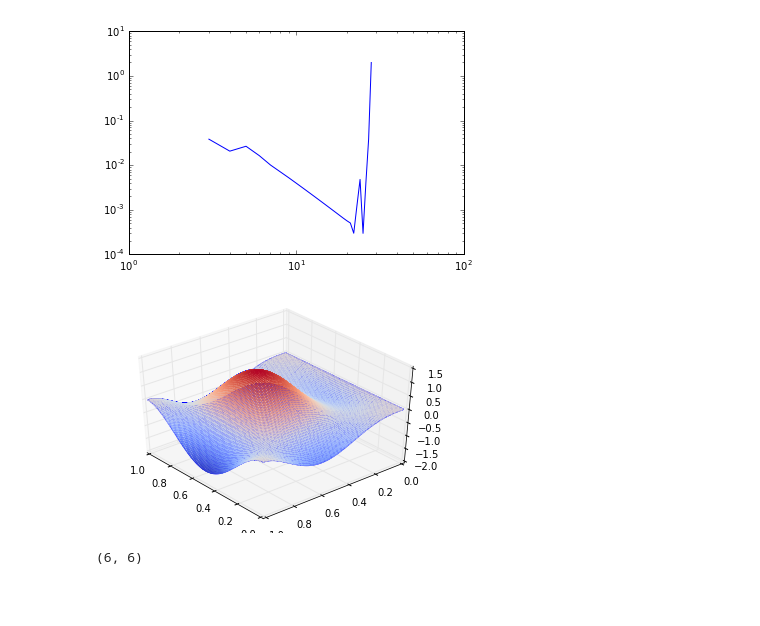
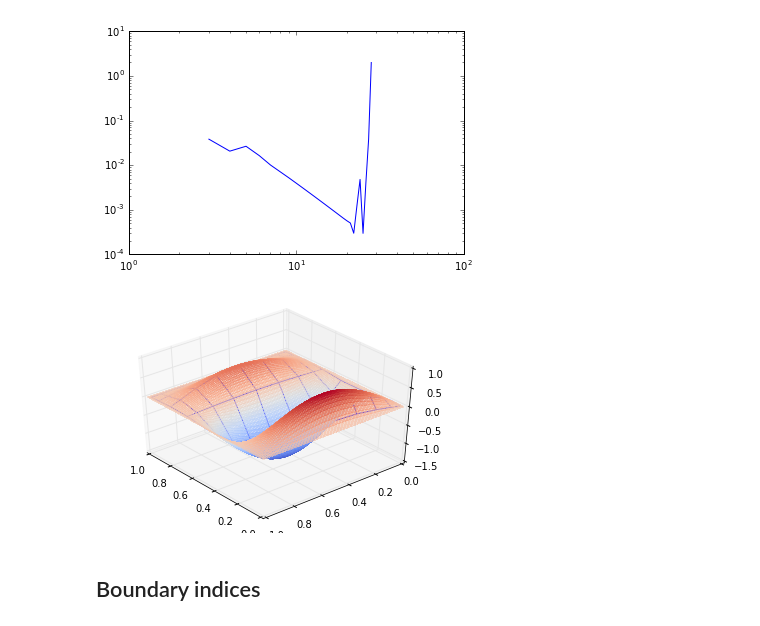
Before and after one commit to pdicerbo/P1.4, a Jupyter notebook: Basics/FinalProject.ipynb, the cells around one changed output. Saved outputs shown, nothing was run; the diff lists cells and outputs as text; code cells hidden in the pictures; blank space fills up the shorter version.

```diff
--- a/Basics/FinalProject.ipynb
+++ b/Basics/FinalProject.ipynb
@@ -156,7 +156,7 @@ def lagrange_basis(q):
     return L
 # %%
 dim = 2 # dimension of the problem (in this case we are considering 2D problem)
-q = 6 # number of basis functions for each dimension
+q = 8 # number of basis functions for each dimension
 
 N = [q, q] # order of Lagrange Basis along each dimension; need not necessarily be of the same size
 Pts = [.5 * (chebyshev_points(n + 1) +1.) for n in N] # to have Lagrange Basis of dimension q we need q+1 points
@@ -300,6 +300,7 @@ loglog(pol_order, results)
 # %%
 from sympy import symbols, diff, lambdify
 from sympy import sin as Sin
+from sympy import cos as Cos
 # otherwise, with "from sympy import *" the variable "N" will be overloaded
 # with the function "N" of the package (...."bug" discovered at 17:50 on Friday afternoon.....)
 # Also numpy.pi will be overloaded
@@ -307,14 +308,15 @@ from sympy import sin as Sin
 q, r, t = symbols('q r t')
 
 # desired_sol = sin(q**2 * r**2 * (q - 1.)**2 * (r - 1.)**2) * (q - 1.)**2 *(r - 1.)**3
-desired_sol = Sin(pi * q - t) * Sin(pi * r - t) * q *  r**2 * (q - 1.) * (r - 1.)
+desired_sol = Cos(t) * Sin(pi * q) * Sin(pi * r) * q**2 *  (q - 1)**3
 
 dx = diff(desired_sol, q)
 dy = diff(desired_sol, r)
 
 laplacian = diff(desired_sol, q, 2) + diff(desired_sol, r, 2)
+fterm = diff(desired_sol, t) - laplacian
 
-forcing_term = lambdify("q, r, t", -laplacian, "numpy")
+forcing_term = lambdify("q, r, t", fterm, "numpy")
 
 f_lambd = lambdify("q, r, t", desired_sol, "numpy")
 fx      = lambdify("q, r, t", dx, "numpy")
@@ -322,22 +324,28 @@ fy      = lambdify("q, r, t", dy, "numpy")
 # %%
 # Plot of the forcing term
 
 from mpl_toolkits.mplot3d import Axes3D
 
 X,Y = meshgrid(linspace(0,1,100),linspace(0,1,100))
+QX, QY = meshgrid(quadrature[0], quadrature[1])
+
 fig = plt.figure()
 ax = fig.gca(projection='3d')
 
-surf0 = ax.plot_wireframe(X, Y, forcing_term(X, Y, 0.))
+surf0 = ax.plot_wireframe(QX, QY, forcing_term(QX, QY, 0.))
 surf1 = ax.plot_surface(X, Y, forcing_term(X, Y, 0.), rstride=1, cstride=1, cmap=cm.coolwarm,
                             linewidth=0, antialiased=False, alpha=.5)
 ax.view_init(elev=40., azim=140)
 # %% [output]
-[figure, old version]
+[figure, new version]
 # %%
-new_rhs = assemble_rhs(forcing_term, quadrature, B, W, 0.)
+# new_rhs = assemble_rhs(forcing_term, quadrature, B, W, 0.) # forcing term at time = 0.
 
-RHS = new_rhs.reshape((N[0], N[1]))
-print(RHS.shape)
+# RHS = new_rhs.reshape((N[1], N[0]))
+# RHS2 = new_rhs.reshape((N[0], N[1]))
+# print(RHS.shape)
+# print(RHS2.shape)
+# Test1 = eval_space(LL, RHS)
+# Test2 = eval_space2(LL, RHS2)
+# print(Test1(X, Y))
+# print(Test2(X, Y))
-# %% [output]
-(6, 6)
@@ -343,0 +372,2 @@ print(RHS.shape)
+# %% [markdown]
+## Boundary indices
```
Also changed, not shown: parts of 12 cells of this notebook.
